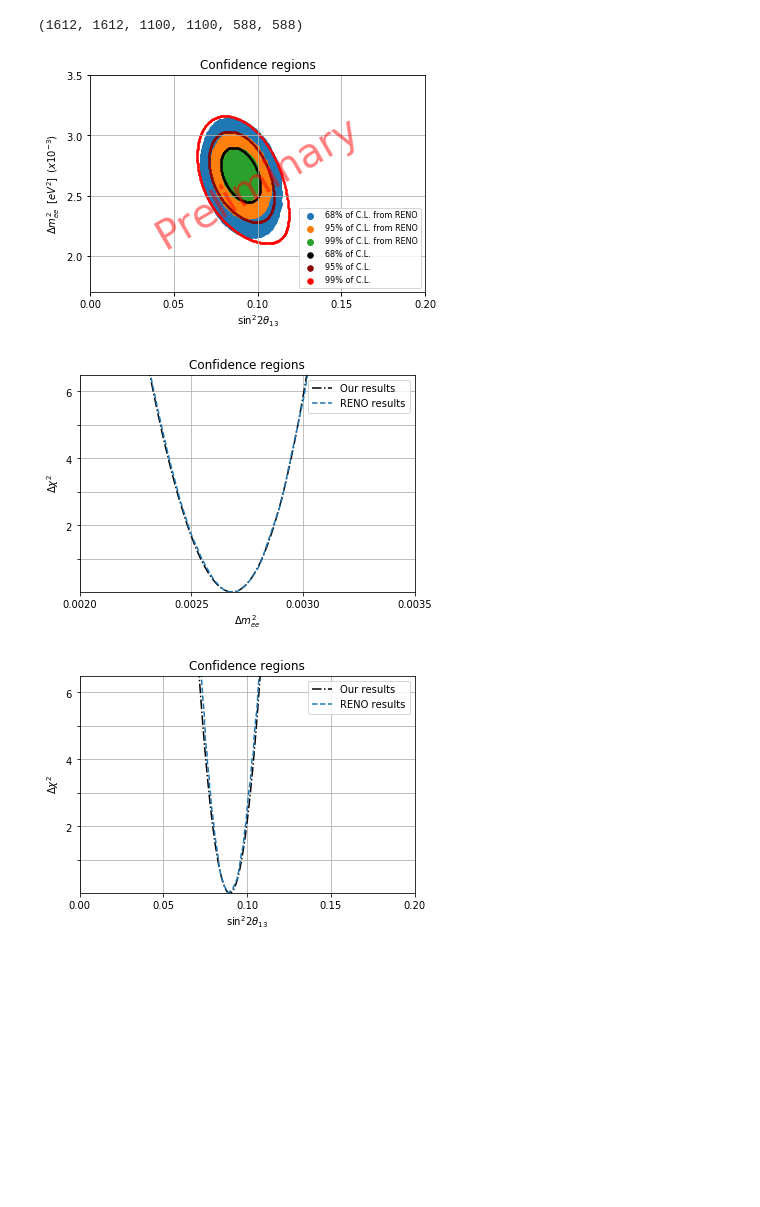
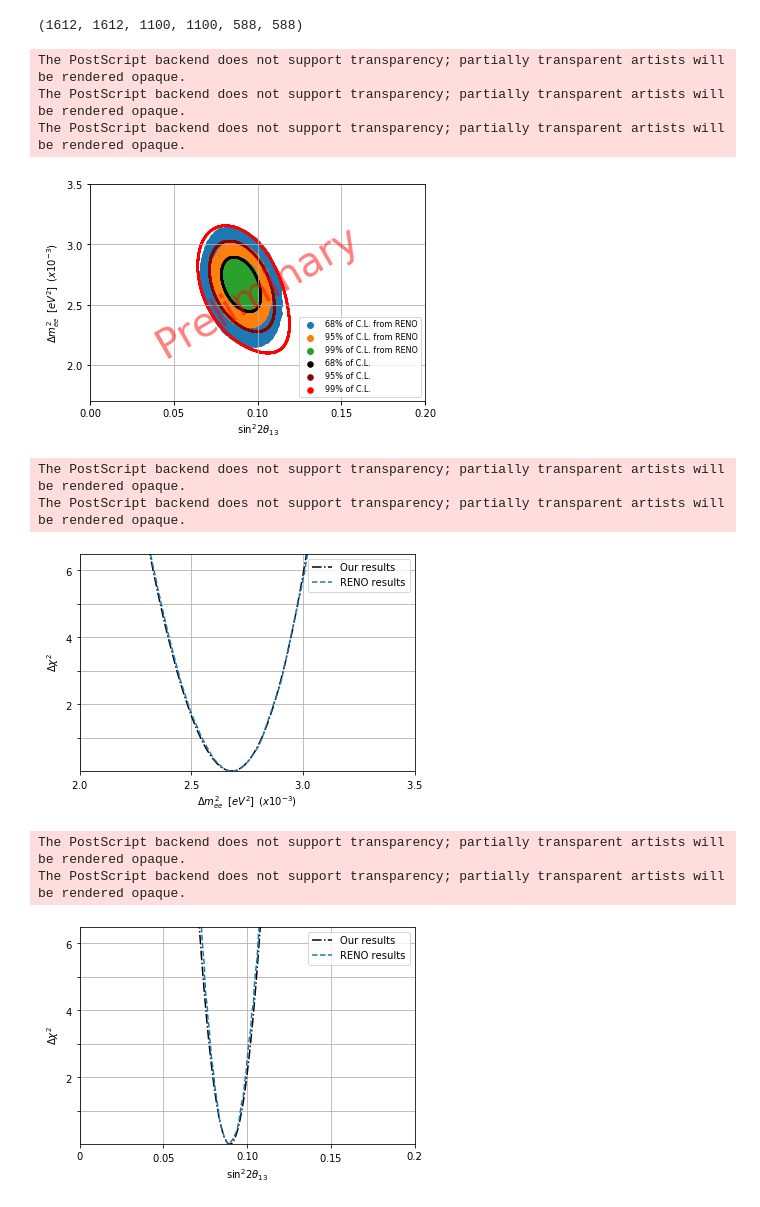
Before and after one commit to JorgeGarciaBello/global_analysis, a Jupyter notebook: data/RENO_graphics.ipynb, the cells around one changed output. Cells and saved outputs as stored; diff of their text form; code cells hidden in the pictures; blank space fills up the shorter version.

```diff
--- a/data/RENO_graphics.ipynb
+++ b/data/RENO_graphics.ipynb
@@ -48,37 +48,39 @@ len(x_cl68), len(y_cl68),len(x_cl95), len(y_cl95),len(x_cl99), len(y_cl99)
 fig, ax = plt.subplots()
 ax.scatter(x_cl68, y_cl68,label='68% of C.L. from RENO') # RENO DATA
 ax.scatter(x_cl95, y_cl95,label='95% of C.L. from RENO') # RENO DATA
 ax.scatter(x_cl99, y_cl99,label='99% of C.L. from RENO') # RENO DATA
 ax.scatter(x_68, y_68,s=0.5,c='black',label='68% of C.L.')     # MY RENO DATA
 ax.scatter(x_95, y_95,s=0.5,c='darkred',  label='95% of C.L.') # MY RENO DATA
 ax.scatter(x_99, y_99,s=0.5,c='red', label='99% of C.L.')      # MY RENO DATA
 
 
 ax.text(0.5, 0.5, 'Preliminary', transform=ax.transAxes,fontsize=40, color='red', alpha=0.5,ha='center', va='center', rotation='30')
 ax.set_xlim(0.00, 0.2)
 ax.set_ylim(0.0017, 0.0035)
 
 ax.set_xticks([0,0.05,0.1,0.15,0.2])
 ax.set_yticks([0.002,0.0025,0.0030,0.0035])
 
 ax.set_yticklabels(['$2.0$','$2.5$','$3.0$','$3.5$'])
 
 lgnd=ax.legend()
 
 # Plot legend.
 lgnd = plt.legend(loc="lower right", scatterpoints=1, fontsize=8)
 lgnd.legendHandles[3]._sizes = [30]
 lgnd.legendHandles[4]._sizes = [30]
 lgnd.legendHandles[5]._sizes = [30]
 
-ax.set(xlabel=r'$\sin^2 2\theta_{13}$', ylabel=r'$\Delta m^2_{ee} \hspace{0.5} [eV^{2}] \hspace{0.5} (x10^{-3})$',
-       title='Confidence regions')
+ax.set(xlabel=r'$\sin^2 2\theta_{13}$', ylabel=r'$\Delta m^2_{ee} \hspace{0.5} [eV^{2}] \hspace{0.5} (x10^{-3})$')
 ax.grid(True, linestyle='-')
 ax.tick_params(labelcolor='black', labelsize=10, width=1)
-fig.savefig("test.svg")
+fig.savefig("reno.eps")
 plt.show()
 # %% [output]
+The PostScript backend does not support transparency; partially transparent artists will be rendered opaque.
+The PostScript backend does not support transparency; partially transparent artists will be rendered opaque.
+The PostScript backend does not support transparency; partially transparent artists will be rendered opaque.
-[figure, old version]
+[figure, new version]
 # %%
 #Datos del análisis
 parabol_s2 = pd.read_table('parabol_s2_reno.dat', names=['s22t13','ji'],delim_whitespace=True)
@@ -126,13 +128,15 @@ ax.grid(True, linestyle='-')
 
 ax.set_xticks([0.002,0.0025,0.003,0.0035,])
 ax.set_yticks([1,2,3,4,5,6])
+ax.set_xticklabels(['$2.0$','$2.5$','$3.0$','$3.5$'])
 ax.set_yticklabels(['','$2$','','$4$','','$6$',''])
 
-ax.set(xlabel=r'$\Delta m^2_{ee}$', ylabel=r'$\Delta \chi^2$',
-       title='Confidence regions')
-fig.savefig("reno_parabol_dmee.svg")
+ax.set(xlabel=r'$\Delta m^2_{ee} \hspace{0.5} [eV^{2}] \hspace{0.5} (x10^{-3})$', ylabel=r'$\Delta \chi^2 $')
+fig.savefig("reno_parabol_dmee.eps")
 # %% [output]
+The PostScript backend does not support transparency; partially transparent artists will be rendered opaque.
+The PostScript backend does not support transparency; partially transparent artists will be rendered opaque.
-[figure, old version]
+[figure, new version]
 # %%
 fig, ax = plt.subplots()
 ax.plot(x_s2,y_s2,c='black',linestyle='-.',label=r'Our results')
@@ -145,11 +149,13 @@ ax.grid(True, linestyle='-')
 
 ax.set_xticks([0,0.05,0.1,0.15,0.2])
 ax.set_yticks([1,2,3,4,5,6])
+ax.set_xticklabels(['0','$0.05$','0.10','$0.15$','0.2'])
 ax.set_yticklabels(['','$2$','','$4$','','$6$',''])
 
-ax.set(xlabel=r'$\sin^2 2\theta_{13}$', ylabel=r'$\Delta \chi^2$',
-       title='Confidence regions')
+ax.set(xlabel=r'$\sin^2 2\theta_{13}$', ylabel=r'$\Delta \chi^2$')
 
-fig.savefig("reno_parabol_s22t13.svg")
+fig.savefig("reno_parabol_s22t13.eps")
 # %% [output]
+The PostScript backend does not support transparency; partially transparent artists will be rendered opaque.
+The PostScript backend does not support transparency; partially transparent artists will be rendered opaque.
-[figure, old version]
+[figure, new version]
```
Also changed, not shown: parts of 1 cell of this notebook, 19 other files.
